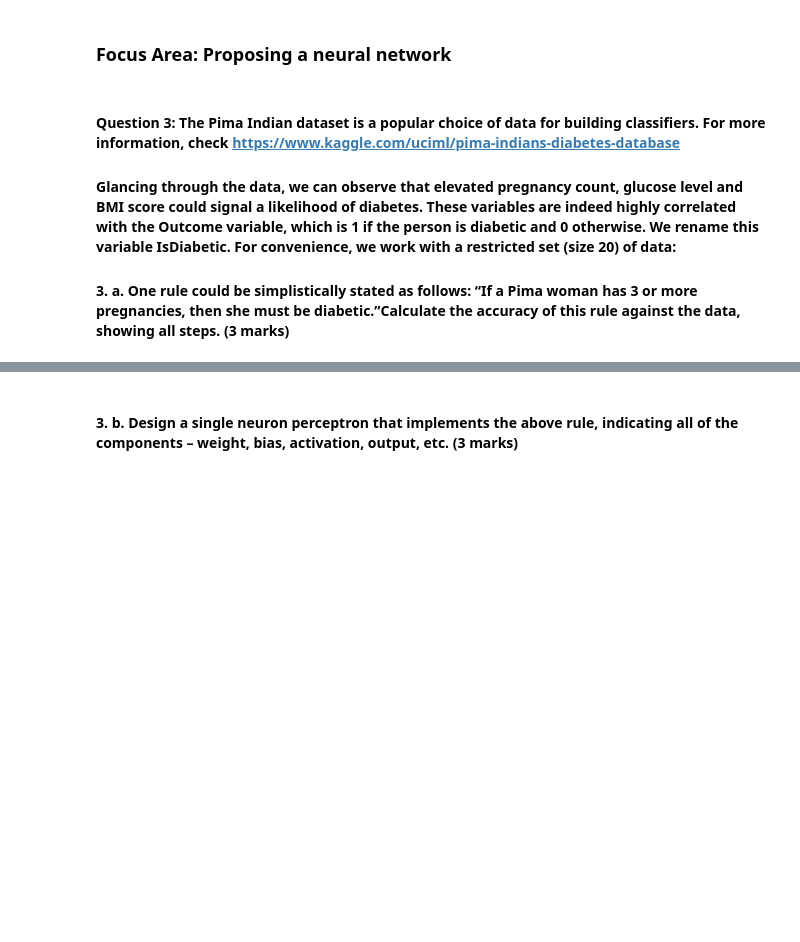
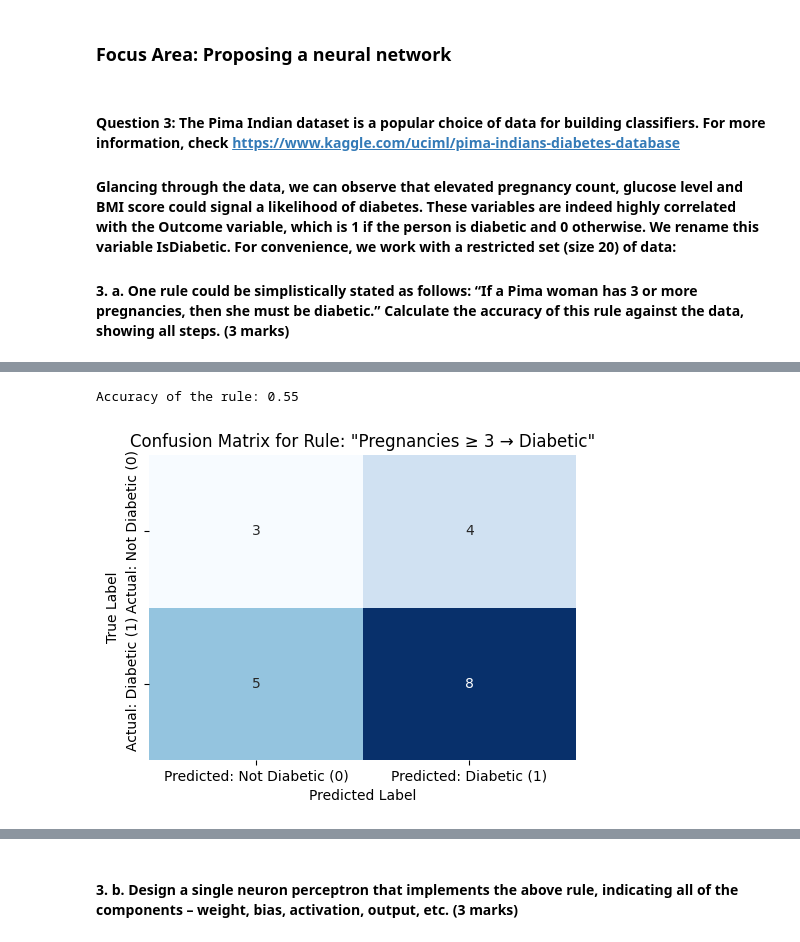
Before and after one commit to theForce-droid/AIandDeepLearning, a Jupyter notebook: AIDL_Grp2.ipynb, the cells around one changed output, grey strips where cells are left out. Drawn from its saved outputs; the diff is of its cells as text; code cells hidden in the pictures; blank space fills up the shorter version.

```diff
--- a/AIDL_Grp2.ipynb
+++ b/AIDL_Grp2.ipynb
@@ -550,4 +550,50 @@ R^2 score: 0.9991
 # %% [markdown]
 #### Question 3: The Pima Indian dataset is a popular choice of data for building classifiers. For more information, check https://www.kaggle.com/uciml/pima-indians-diabetes-database
 #### Glancing through the data, we can observe that elevated pregnancy count, glucose level and BMI score could signal a likelihood of diabetes. These variables are indeed highly correlated with the Outcome variable, which is 1 if the person is diabetic and 0 otherwise. We rename this variable IsDiabetic. For convenience, we work with a restricted set (size 20) of data:
-#### 3. a.	One rule could be simplistically stated as follows: “If a Pima woman has 3 or more pregnancies, then she must be diabetic.”Calculate the accuracy of this rule against the data, showing all steps. (3 marks)
+#### 3. a.	One rule could be simplistically stated as follows: “If a Pima woman has 3 or more pregnancies, then she must be diabetic.” Calculate the accuracy of this rule against the data, showing all steps. (3 marks)
+# %%
+import pandas as pd
+import numpy as np
+import seaborn as sns
+from sklearn.metrics import accuracy_score, confusion_matrix
+
+# Load CSV directly from GitHub
+csv_path = 'https://raw.githubusercontent.com/theForce-droid/AIandDeepLearning/main/diabetes.csv'
+df_diabetes = pd.read_csv(csv_path)
+
+# Take first 20 rows
+df_diabetes_20 = df_diabetes.head(20).copy()
+
+# Rename Outcome -> IsDiabetic
+df_diabetes_20.rename(columns={"Outcome": "IsDiabetic"}, inplace=True)
+
+# Display first 20 rows
+display(df_diabetes_20)
+
+# Apply rule: If Pregnancies >= 3 → diabetic (1), else not (0)
+df_diabetes_20["Predicted"] = (df_diabetes_20["Pregnancies"] >= 3).astype(int)
+
+# Calculate accuracy
+accuracy = accuracy_score(df_diabetes_20["IsDiabetic"], df_diabetes_20["Predicted"])
+
+# Confusion matrix
+cm = confusion_matrix(df_diabetes_20["IsDiabetic"], df_diabetes_20["Predicted"])
+
+print("Accuracy of the rule:", round(accuracy, 2))
+
+# --- Plot the confusion matrix ---
+plt.figure(figsize=(5,4))
+sns.heatmap(
+    cm, annot=True, fmt='d', cmap='Blues', cbar=False,
+    xticklabels=['Predicted: Not Diabetic (0)', 'Predicted: Diabetic (1)'],
+    yticklabels=['Actual: Not Diabetic (0)', 'Actual: Diabetic (1)']
+)
+plt.title('Confusion Matrix for Rule: "Pregnancies ≥ 3 → Diabetic"')
+plt.xlabel('Predicted Label')
+plt.ylabel('True Label')
+plt.tight_layout()
+plt.show()
+
+# Show the DataFrame
+df_diabetes_20
+# %% [output]
@@ -553,0 +617,2 @@ R^2 score: 0.9991
+Accuracy of the rule: 0.55
+[figure, added]
```
Also changed, not shown: parts of 1 cell of this notebook.
